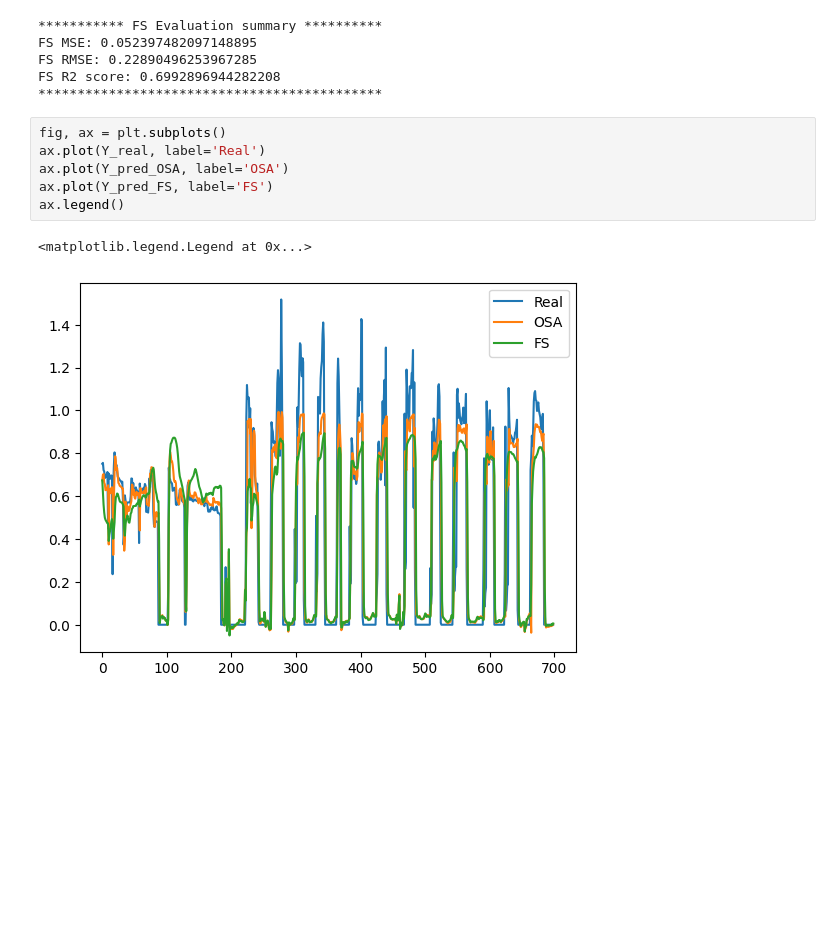
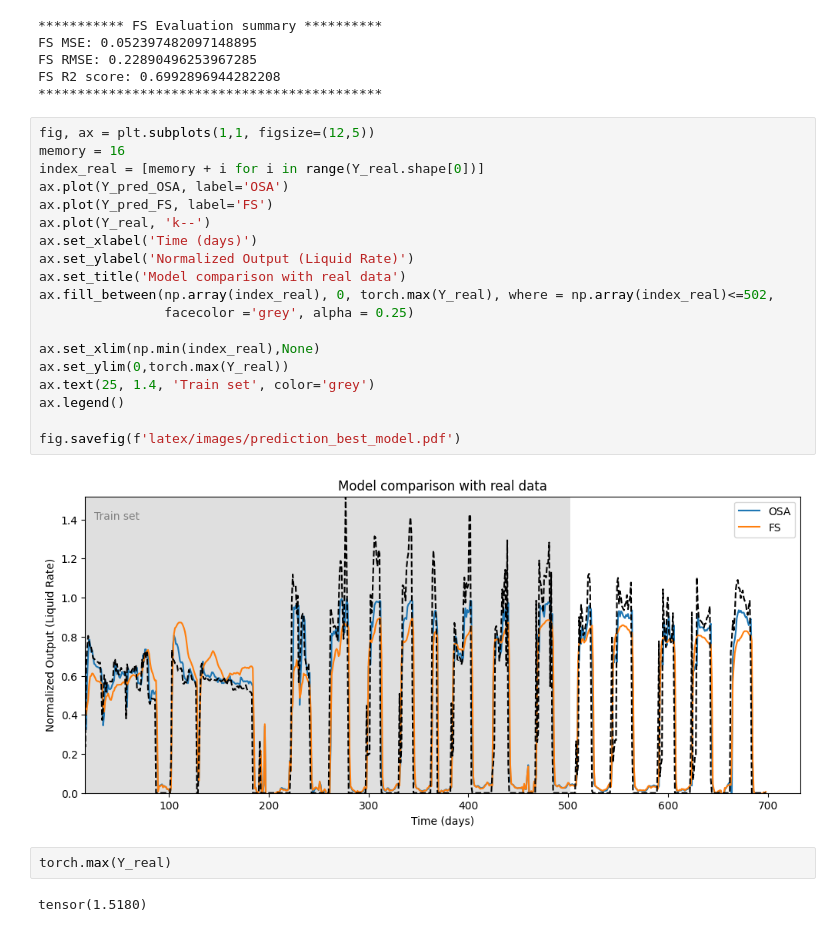
Before and after one commit to prj-phcp/DL_Trabalho, a Jupyter notebook: Transformers(TRANSPOSED)_SIMPLIFIED.ipynb, the cells around one changed output. Saved outputs shown, nothing was run; the diff lists cells and outputs as text; blank space fills up the shorter version.

```diff
--- a/Transformers(TRANSPOSED)_SIMPLIFIED.ipynb
+++ b/Transformers(TRANSPOSED)_SIMPLIFIED.ipynb
@@ -698,12 +710,28 @@ FS MSE: 0.052397482097148895
 FS RMSE: 0.22890496253967285
 FS R2 score: 0.6992896944282208
 ********************************************
-# %%
-fig, ax = plt.subplots()
-ax.plot(Y_real, label='Real')
-ax.plot(Y_pred_OSA, label='OSA')
-ax.plot(Y_pred_FS, label='FS')
-ax.legend()
-# %% [output]
-<matplotlib.legend.Legend at 0x...>
-[figure, removed]
+# %%
+fig, ax = plt.subplots(1,1, figsize=(12,5))
+memory = 16
+index_real = [memory + i for i in range(Y_real.shape[0])]
+ax.plot(Y_pred_OSA, label='OSA')
+ax.plot(Y_pred_FS, label='FS')
+ax.plot(Y_real, 'k--')
+ax.set_xlabel('Time (days)')
+ax.set_ylabel('Normalized Output (Liquid Rate)')
+ax.set_title('Model comparison with real data')
+ax.fill_between(np.array(index_real), 0, torch.max(Y_real), where = np.array(index_real)<=502,
+                facecolor ='grey', alpha = 0.25)
+
+ax.set_xlim(np.min(index_real),None)
+ax.set_ylim(0,torch.max(Y_real))
+ax.text(25, 1.4, 'Train set', color='grey')
+ax.legend()
+
+fig.savefig(f'latex/images/prediction_best_model.pdf')
+# %% [output]
+[figure, added]
+# %%
+torch.max(Y_real)
+# %% [output]
+tensor(1.5180)
```
Also changed, not shown: parts of 4 cells of this notebook, 13 other files.
